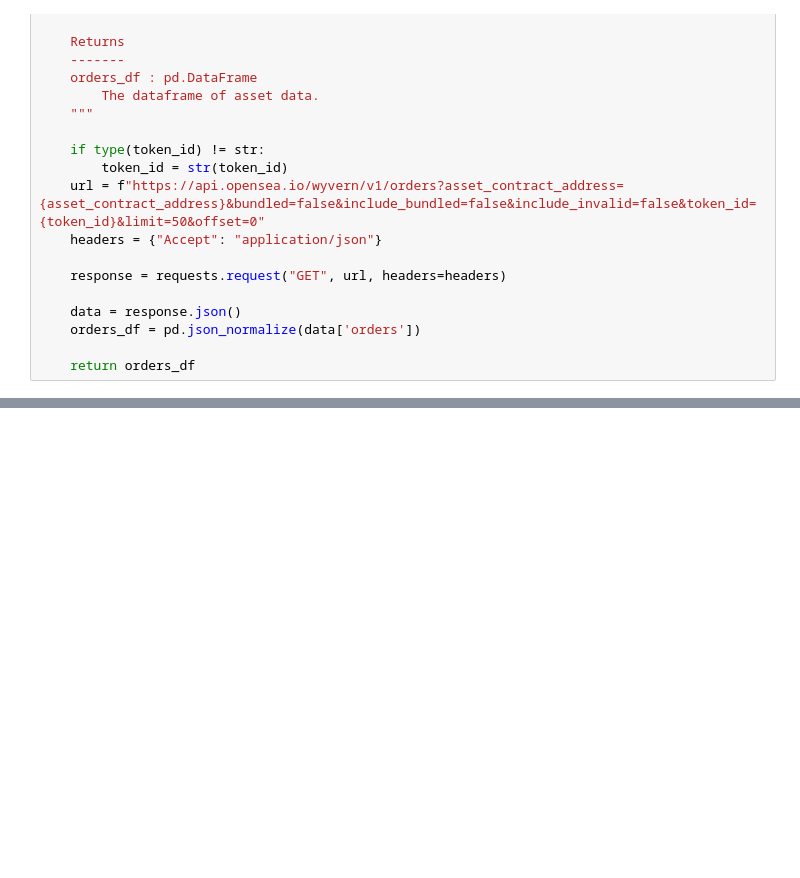
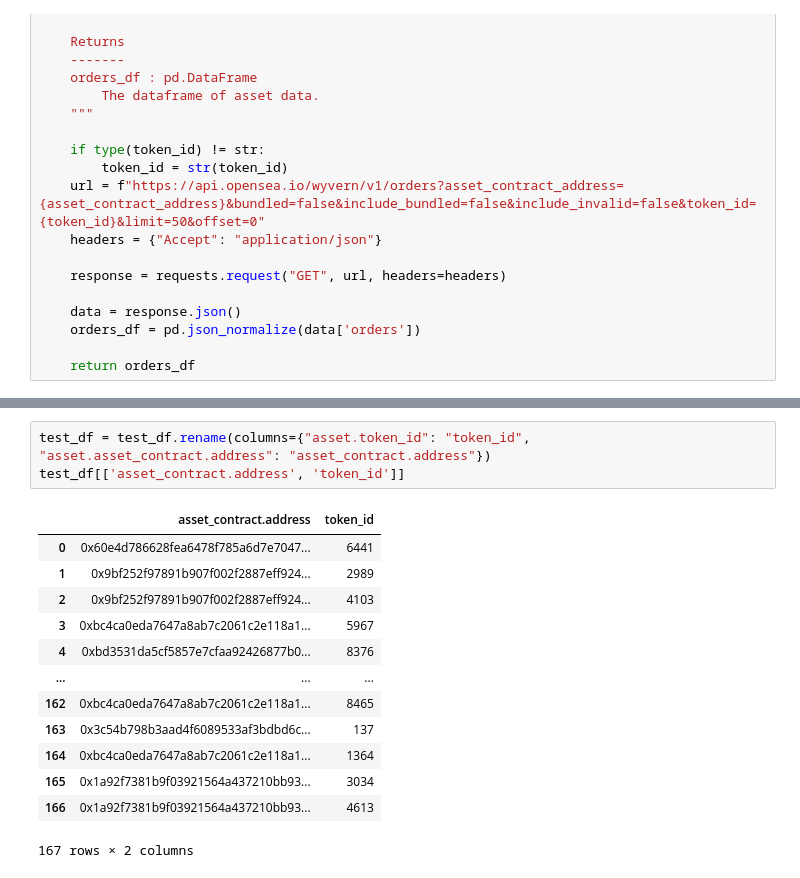
Before and after one commit to nft-appraiser/nft-appraiser-ml, a Jupyter notebook: notebooks/library_test.ipynb, the cells around one changed output, grey strips where cells are left out. Drawn from its saved outputs; the diff is of its cells as text; blank space fills up the shorter version.

```diff
--- a/notebooks/library_test.ipynb
+++ b/notebooks/library_test.ipynb
@@ -182,0 +210,17 @@ df
+# %%
+test_df = test_df.rename(columns={"asset.token_id": "token_id", "asset.asset_contract.address": "asset_contract.address"})
+test_df[['asset_contract.address', 'token_id']]
+# %% [output]
+|  | asset_contract.address | token_id |
+| 0 | 0x60e4d786628fea6478f785a6d7e7047... | 6441 |
+| 1 | 0x9bf252f97891b907f002f2887eff924... | 2989 |
+| 2 | 0x9bf252f97891b907f002f2887eff924... | 4103 |
+| 3 | 0xbc4ca0eda7647a8ab7c2061c2e118a1... | 5967 |
+| 4 | 0xbd3531da5cf5857e7cfaa92426877b0... | 8376 |
+| ... | ... | ... |
+| 162 | 0xbc4ca0eda7647a8ab7c2061c2e118a1... | 8465 |
+| 163 | 0x3c54b798b3aad4f6089533af3bdbd6c... | 137 |
+| 164 | 0xbc4ca0eda7647a8ab7c2061c2e118a1... | 1364 |
+| 165 | 0x1a92f7381b9f03921564a437210bb93... | 3034 |
+| 166 | 0x1a92f7381b9f03921564a437210bb93... | 4613 |
+167 rows × 2 columns
```
Also changed, not shown: parts of 14 cells of this notebook.
